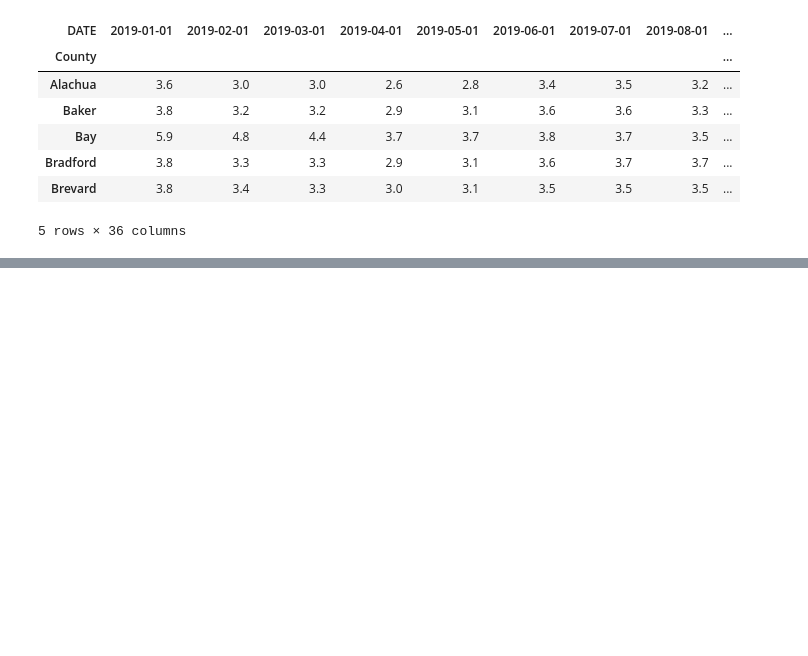
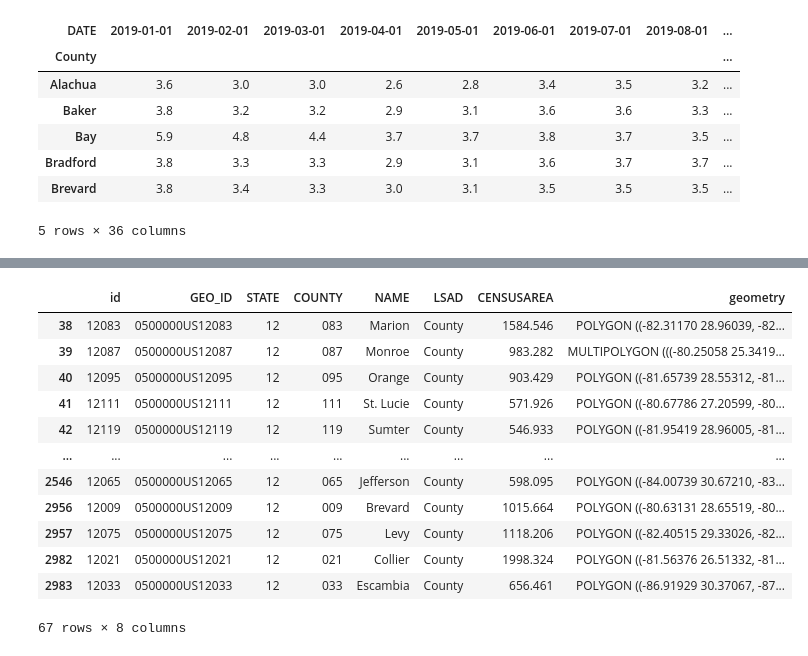
Before and after one commit to UDoWhile/Project-1, a Jupyter notebook: main_angelica.ipynb, the cells around one changed output, grey strips where cells are left out. Drawn from its saved outputs; the diff is of its cells as text; code cells hidden in the pictures; blank space fills up the shorter version.

```diff
--- a/main_angelica.ipynb
+++ b/main_angelica.ipynb
@@ -100,0 +139,16 @@ fl_unemployment.head()
+# %%
+geoData.loc[geoData['STATE']=='12']
+# %% [output]
+|  | id | GEO_ID | STATE | COUNTY | NAME | LSAD | CENSUSAREA | geometry |
+| 38 | 12083 | 0500000US12083 | 12 | 083 | Marion | County | 1584.546 | POLYGON ((-82.31170 28.96039, -82... |
+| 39 | 12087 | 0500000US12087 | 12 | 087 | Monroe | County | 983.282 | MULTIPOLYGON (((-80.25058 25.3419... |
+| 40 | 12095 | 0500000US12095 | 12 | 095 | Orange | County | 903.429 | POLYGON ((-81.65739 28.55312, -81... |
+| 41 | 12111 | 0500000US12111 | 12 | 111 | St. Lucie | County | 571.926 | POLYGON ((-80.67786 27.20599, -80... |
+| 42 | 12119 | 0500000US12119 | 12 | 119 | Sumter | County | 546.933 | POLYGON ((-81.95419 28.96005, -81... |
+| ... | ... | ... | ... | ... | ... | ... | ... | ... |
+| 2546 | 12065 | 0500000US12065 | 12 | 065 | Jefferson | County | 598.095 | POLYGON ((-84.00739 30.67210, -83... |
+| 2956 | 12009 | 0500000US12009 | 12 | 009 | Brevard | County | 1015.664 | POLYGON ((-80.63131 28.65519, -80... |
+| 2957 | 12075 | 0500000US12075 | 12 | 075 | Levy | County | 1118.206 | POLYGON ((-82.40515 29.33026, -82... |
+| 2982 | 12021 | 0500000US12021 | 12 | 021 | Collier | County | 1998.324 | POLYGON ((-81.56376 26.51332, -81... |
+| 2983 | 12033 | 0500000US12033 | 12 | 033 | Escambia | County | 656.461 | POLYGON ((-86.91929 30.37067, -87... |
+67 rows × 8 columns
```
Also changed, not shown: parts of 4 cells of this notebook.
